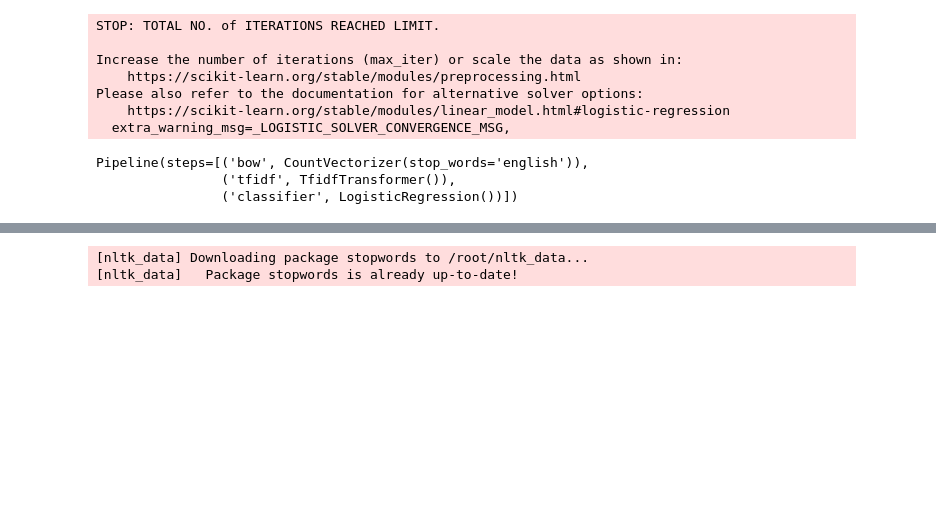
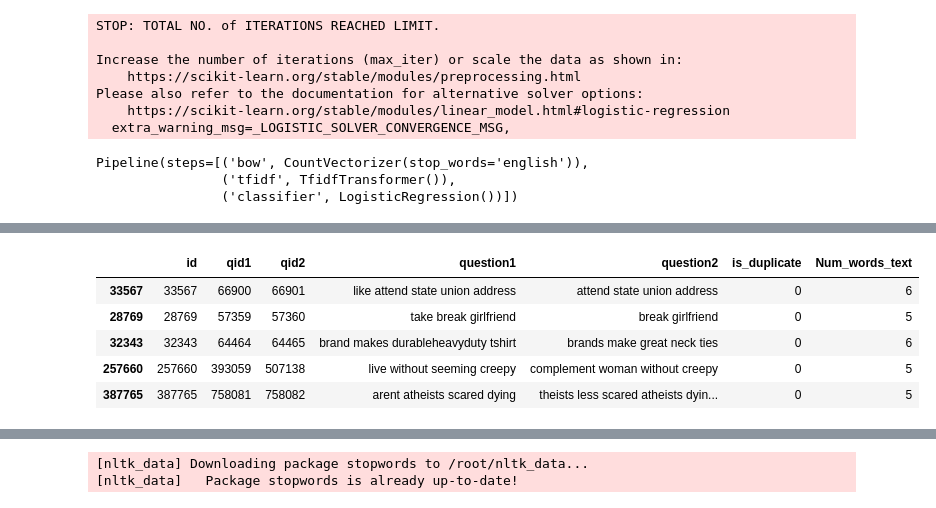
Before and after one commit to Shubham-1707/Assignments, a Jupyter notebook: Duplicate_Sentences_Identification_.ipynb, the cells around one changed output, grey strips where cells are left out. Drawn from its saved outputs; the diff is of its cells as text; code cells hidden in the pictures; blank space fills up the shorter version.

```diff
--- a/Duplicate_Sentences_Identification_.ipynb
+++ b/Duplicate_Sentences_Identification_.ipynb
@@ -410,0 +360,9 @@ NotFoundError: ignored
+# %%
+df_balanced.head()
+# %% [output]
+|  | id | qid1 | qid2 | question1 | question2 | is_duplicate | Num_words_text |
+| 33567 | 33567 | 66900 | 66901 | like attend state union address | attend state union address | 0 | 6 |
+| 28769 | 28769 | 57359 | 57360 | take break girlfriend | break girlfriend | 0 | 5 |
+| 32343 | 32343 | 64464 | 64465 | brand makes durableheavyduty tshirt | brands make great neck ties | 0 | 6 |
+| 257660 | 257660 | 393059 | 507138 | live without seeming creepy | complement woman without creepy | 0 | 5 |
+| 387765 | 387765 | 758081 | 758082 | arent atheists scared dying | theists less scared atheists dyin... | 0 | 5 |
```
Also changed, not shown: parts of 30 cells of this notebook.
